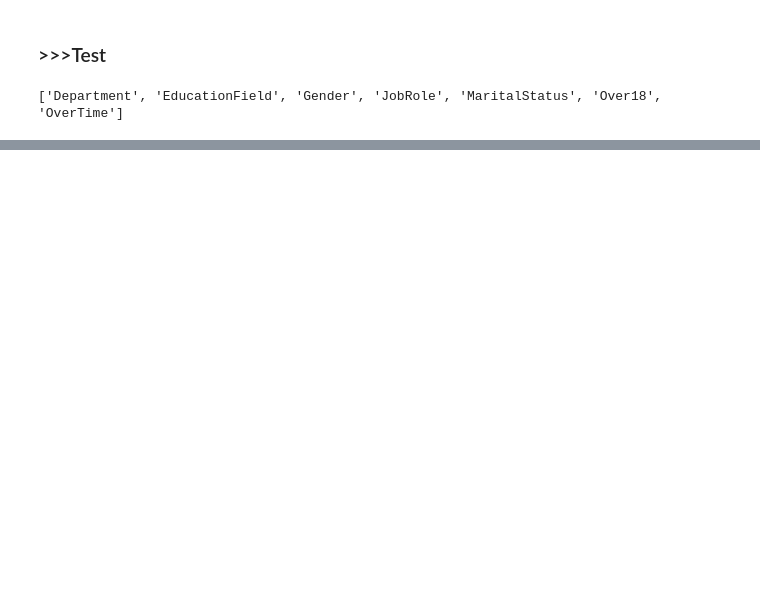
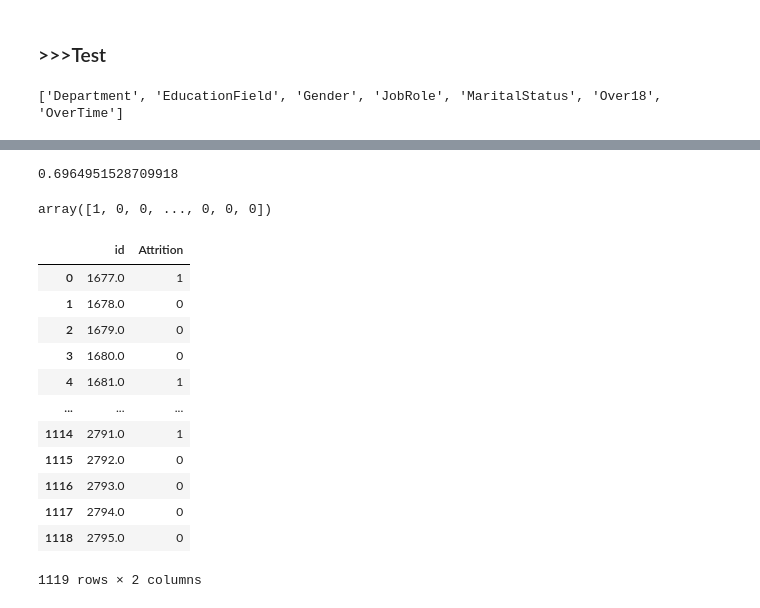
Before and after one commit to pratik-ka-git/Kaggle, a Jupyter notebook: ml-attrition.ipynb, the cells around one changed output, grey strips where cells are left out. Drawn from its saved outputs; the diff is of its cells as text; code cells hidden in the pictures; blank space fills up the shorter version.

```diff
--- a/ml-attrition.ipynb
+++ b/ml-attrition.ipynb
@@ -294,0 +332,18 @@ test.head(3)
+# %%
+# Declare Instance
+model_rf = RandomForestClassifier(n_estimators = 10, max_depth = 3, max_leaf_nodes = 7, min_samples_leaf = 5, oob_score = True,  class_weight = 'balanced_subsample')
+
+# Fit
+model_rf.fit(X_train,y_train)
+
+# Predict
+y_train_pred = model_rf.predict(X_train)
+y_test_pred = model_rf.predict(X_test)
+
+# Check Performance
+print('---------------------------------------------------------')
+print('Train Accuracy:',accuracy_score(y_train, y_train_pred))
+print('Test Accuracy:',accuracy_score(y_test, y_test_pred))
+print('---------------------------------------------------------')
+print(classification_report(y_train, y_train_pred))
+print(classification_report(y_test, y_test_pred))
@@ -294,0 +368,28 @@ test.head(3)
+# %%
+model_rf.oob_score_
+# %% [output]
+0.6964951528709918
+# %%
+test_pred = model_rf.predict(test)
+# %%
+test_pred
+# %% [output]
+array([1, 0, 0, ..., 0, 0, 0])
+# %%
+result = pd.DataFrame({'id': test['id'], 'Attrition': test_pred})
+# %%
+result
+# %% [output]
+|  | id | Attrition |
+| 0 | 1677.0 | 1 |
+| 1 | 1678.0 | 0 |
+| 2 | 1679.0 | 0 |
+| 3 | 1680.0 | 0 |
+| 4 | 1681.0 | 1 |
+| ... | ... | ... |
+| 1114 | 2791.0 | 1 |
+| 1115 | 2792.0 | 0 |
+| 1116 | 2793.0 | 0 |
+| 1117 | 2794.0 | 0 |
+| 1118 | 2795.0 | 0 |
+1119 rows × 2 columns
```
Also changed, not shown: parts of 37 cells of this notebook.
